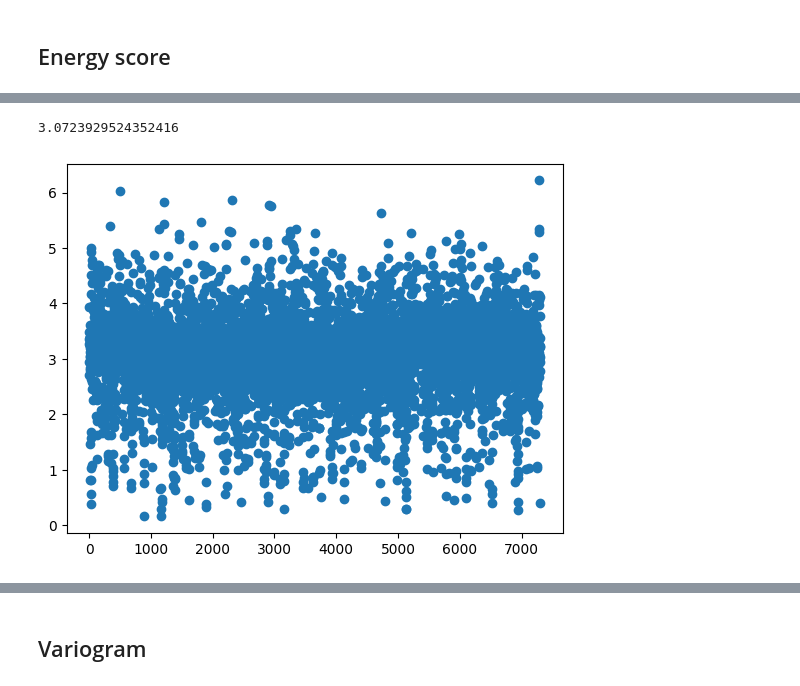
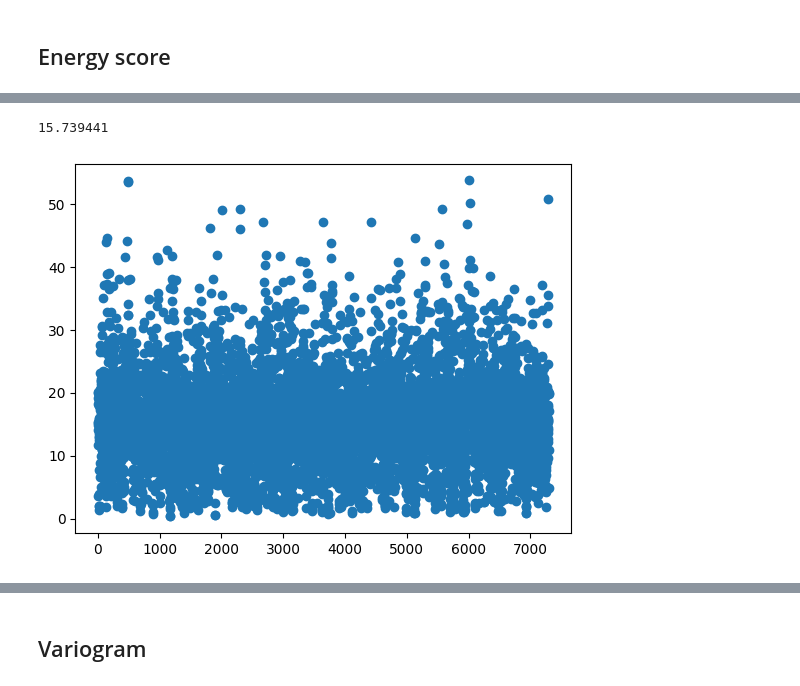
Before and after one commit to Huk-David/SpaDep_VCop, a Jupyter notebook: body/Diagnostics_JGNM.ipynb, the cells around one changed output, grey strips where cells are left out. Saved outputs shown, nothing was run; the diff lists cells and outputs as text; code cells hidden in the pictures.

```diff
--- a/body/Diagnostics_JGNM.ipynb
+++ b/body/Diagnostics_JGNM.ipynb
@@ -366,6 +276,11 @@ print(np.mean(Energy_diagnostic))
-# %%
-plt.scatter(range(len(Energy_diagnostic)),Energy_diagnostic)
-print(np.mean(Energy_diagnostic))
-# %% [output]
-3.0723929524352416
-[figure, removed]
+# %%
+SR_energy = []
+for day in tqdm(range(len(GNM_landonly[0][0]))):
+    SR_energy.append(Energy_Score(0.5,tt([GNM_landonly[l][3][day] for l in range(len(GNM_landonly))]).unsqueeze(0),tt(all_sims_a0_005_theta36_4930[:,day,:]).to(dtype=torch.float32)))
+
+plt.scatter(range(len(SR_energy)),SR_energy)
+print(np.mean(SR_energy))
+np.save('SR_energy_a0_005_theta36_4930.npy', SR_energy)
+# %% [output]
+15.739441
+[figure, added]
```
Also changed, not shown: parts of 33 cells of this notebook.
